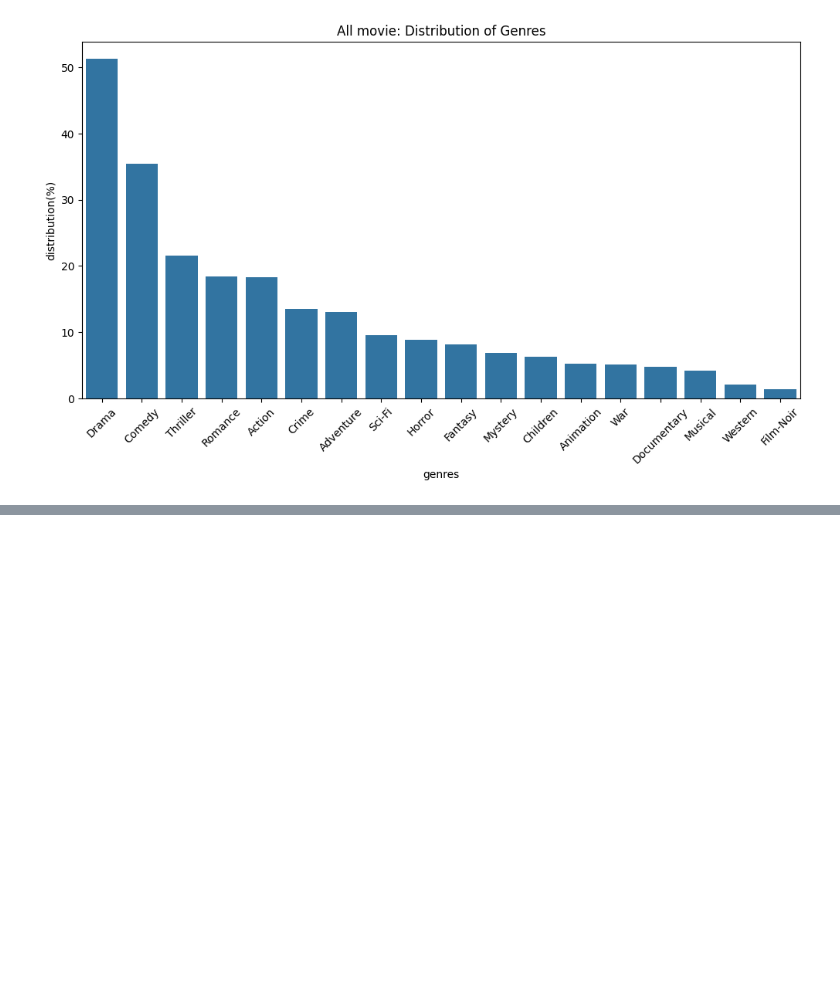
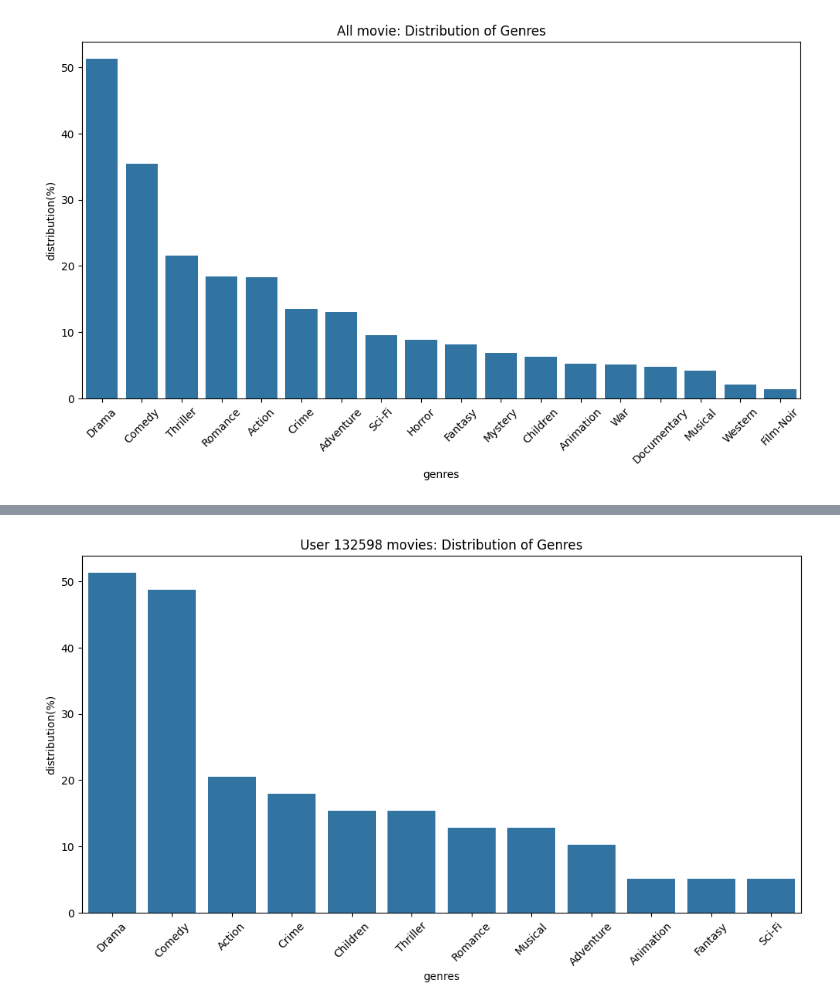
Before and after one commit to jim-min/pro-recsys-movierecommendation-recsys-04, a Jupyter notebook: eda/jiho.ipynb, the cells around one changed output, grey strips where cells are left out. Saved outputs shown, nothing was run; the diff lists cells and outputs as text; code cells hidden in the pictures; blank space fills up the shorter version.

```diff
--- a/eda/jiho.ipynb
+++ b/eda/jiho.ipynb
@@ -175,0 +205,3 @@ plt.show()
+# %%
+user_items = train_data.groupby('user')['item'].apply(list).reset_index(name='items')
+user_items['item_count'] = user_items['items'].apply(len)
@@ -175,0 +240,16 @@ plt.show()
+# %%
+from collections import Counter
+import itertools
+
+# 아이템 장르 사전
+item_genres_dict = genres_by_item.set_index('item')['genres'].to_dict()
+
+# 유저의 아이템 리스트를 받아 장르 개수 세는 함수
+def get_genre_counts(items_list):
+    all_genres = [item_genres_dict.get(i, []) for i in items_list]
+    flat_genres = list(itertools.chain(*all_genres))
+
+    return Counter(flat_genres)
+
+user_items['genre_counts'] = user_items['items'].apply(get_genre_counts)
+user_items = user_items.sort_values(by='item_count', ascending=False)
@@ -175,0 +292,18 @@ plt.show()
+# %%
+# 유저별 장르 선호도를 시각화
+def display_user_genre(user_id):
+    user_info = user_items[user_items['user'] == user_id]
+    genre_counter = user_info['genre_counts'].values[0]
+
+    sorted_genres = genre_counter.most_common()
+    item_count = user_info['item_count'].values
+
+    x_labels, y_values = zip(*sorted_genres)
+
+    plt.figure(figsize=(12, 6))
+    sns.barplot(x=list(x_labels), y=(list(np.array(y_values)/item_count*100)))
+    plt.xticks(rotation=45)
+    plt.title(f'User {user_id} movies: Distribution of Genres')
+    plt.xlabel('genres')
+    plt.ylabel('distribution(%)')
+    plt.show()
@@ -175,0 +346,4 @@ plt.show()
+# %%
+display_user_genre(132598)
+# %% [output]
+[figure, added]
```
Also changed, not shown: parts of 9 cells of this notebook.
